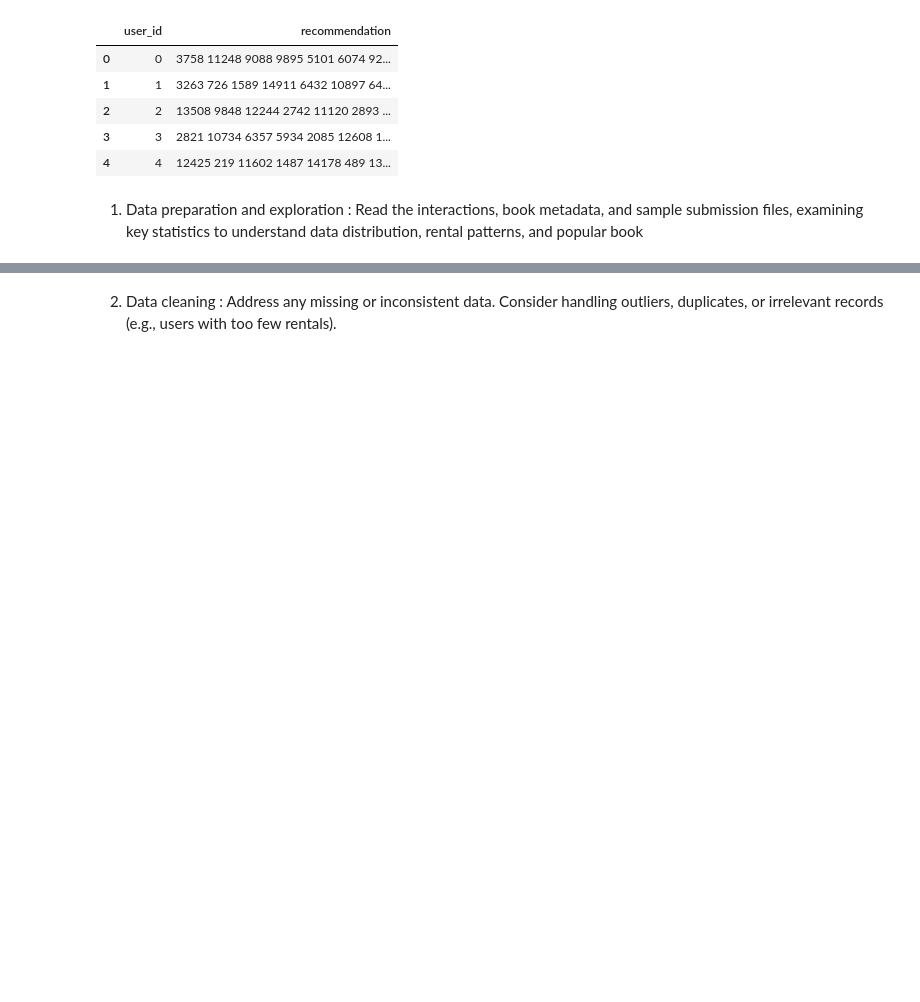
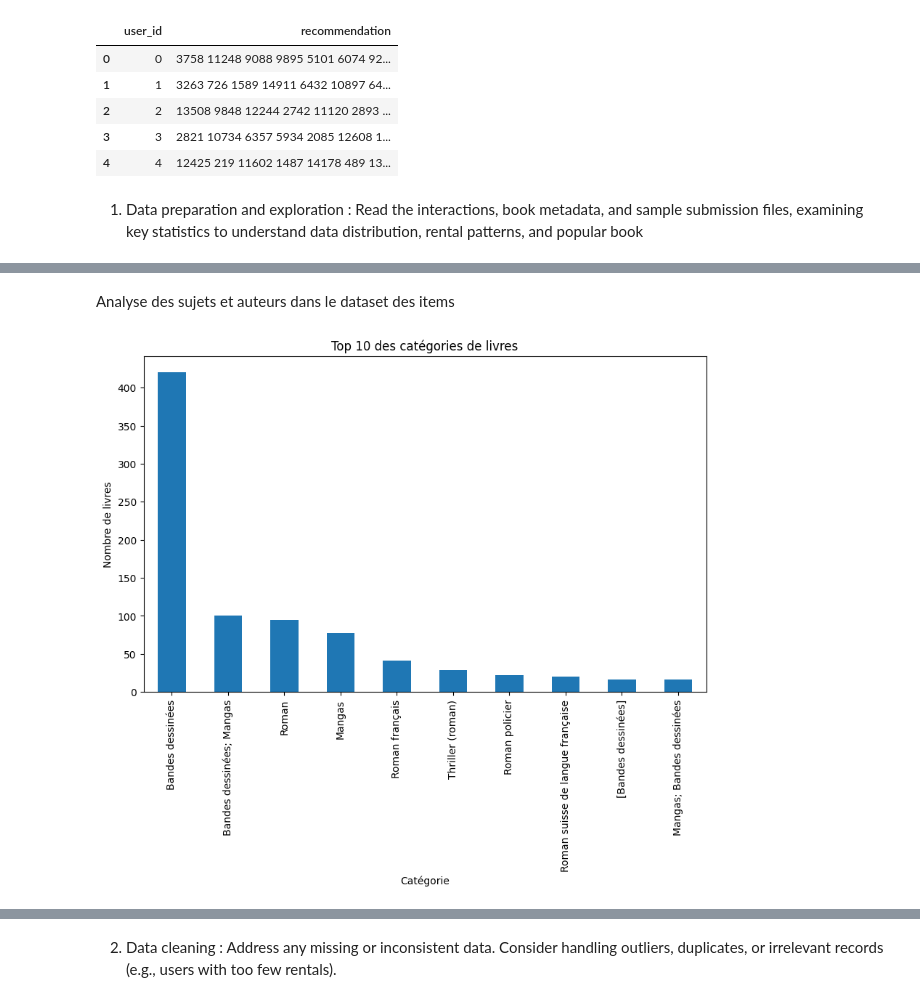
Before and after one commit to leoniedyt/Project-DSML, a Jupyter notebook: project.ipynb, the cells around one changed output, grey strips where cells are left out. Drawn from its saved outputs; the diff is of its cells as text; code cells hidden in the pictures; blank space fills up the shorter version.

```diff
--- a/project.ipynb
+++ b/project.ipynb
@@ -37,0 +171,25 @@ Read the interactions, book metadata, and sample submission files, examining key
+# %% [markdown]
+Analyse des sujets et auteurs dans le dataset des items
+# %%
+#Analyse des catégories de livres
+
+# Vérifier la présence de la colonne 'Subjects' et analyser les catégories
+if 'Subjects' in df_items.columns:
+    # Compter les catégories les plus fréquentes
+    subjects_counts = df_items['Subjects'].value_counts().head(10)
+
+    # Visualiser les catégories les plus fréquentes
+    plt.figure(figsize=(10, 6))
+    subjects_counts.plot(kind='bar')
+    plt.title("Top 10 des catégories de livres")
+    plt.xlabel("Catégorie")
+    plt.ylabel("Nombre de livres")
+    plt.show()
+
+    # Interprétation :
+    # Ce graphique montre les 10 catégories de livres les plus populaires. Ces informations peuvent aider
+    # à identifier les sujets d'intérêt pour les utilisateurs et à ajuster le modèle en conséquence.
+else:
+    print("La colonne 'Subjects' n'est pas présente dans le dataset des items.")
+# %% [output]
+[figure, added]
```
Also changed, not shown: parts of 10 cells of this notebook.
